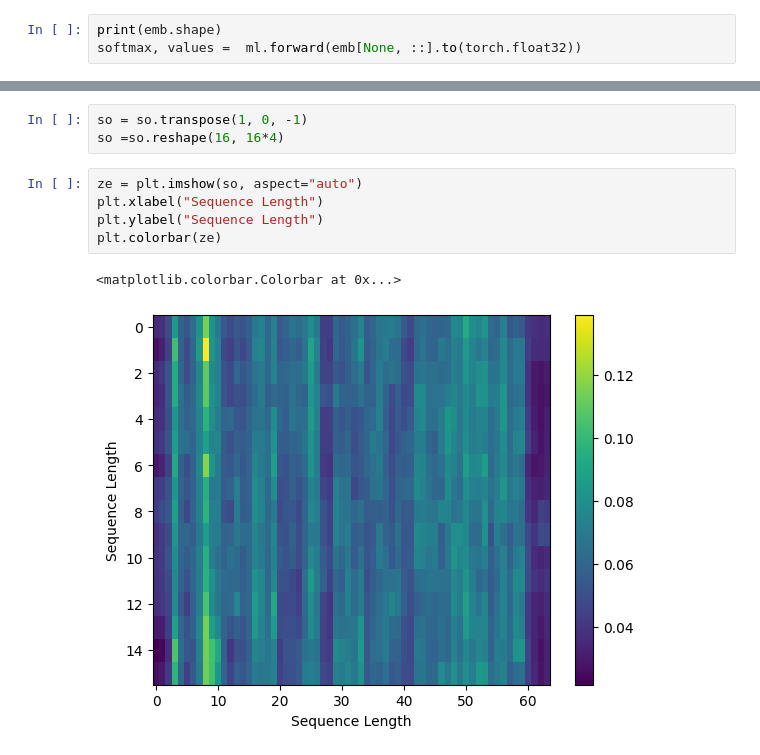
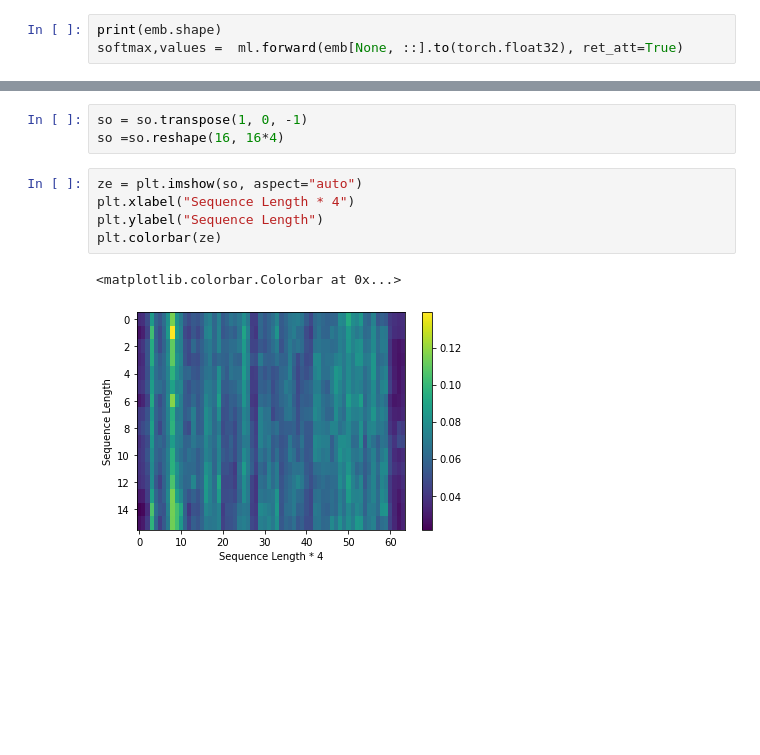
Before and after one commit to dpes-neupane/transformer, a Jupyter notebook: transformer.ipynb, the cells around one changed output, grey strips where cells are left out. Cells and saved outputs as stored; diff of their text form; blank space fills up the shorter version.

```diff
--- a/transformer.ipynb
+++ b/transformer.ipynb
@@ -116,7 +139,7 @@ import multihead
 ml = multihead.Multihead(d_model, d_model, 4)
 # %%
 print(emb.shape)
-softmax, values =  ml.forward(emb[None, ::].to(torch.float32))
+softmax,values =  ml.forward(emb[None, ::].to(torch.float32), ret_att=True)
 # %% [output]
 torch.Size([16, 32])
 # %%
@@ -197,9 +212,9 @@ so = so.transpose(1, 0, -1)
 so =so.reshape(16, 16*4)
 # %%
 ze = plt.imshow(so, aspect="auto")
-plt.xlabel("Sequence Length")
+plt.xlabel("Sequence Length * 4")
 plt.ylabel("Sequence Length")
 plt.colorbar(ze)
 # %% [output]
 <matplotlib.colorbar.Colorbar at 0x...>
-[figure, old version]
+[figure, new version]
```
Also changed, not shown: parts of 7 cells of this notebook, 1 other file.
